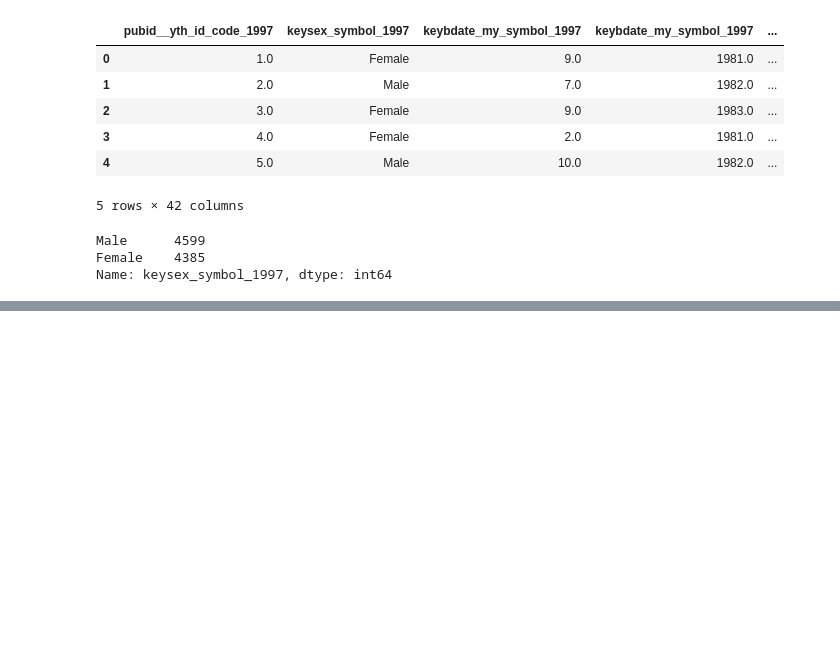
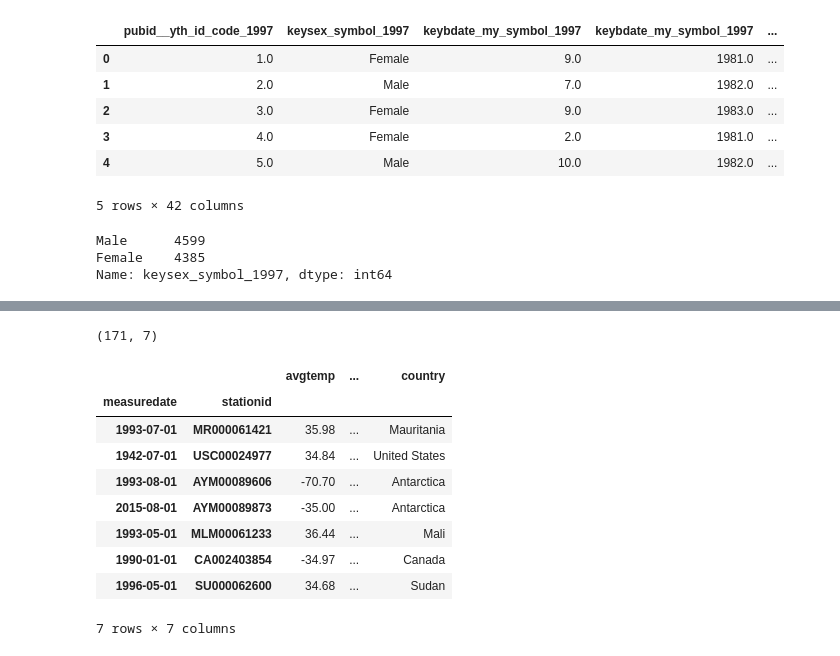
Before and after one commit to Mikma03/Python-Data-Cleaning, a Jupyter notebook: Chapter01/CHapter1_practising.ipynb, the cells around one changed output, grey strips where cells are left out. Saved outputs shown, nothing was run; the diff lists cells and outputs as text; code cells hidden in the pictures; blank space fills up the shorter version.

Commit message:
new files in chapter first and rename chapter firs

```diff
--- a/Chapter01/CHapter1_practising.ipynb
+++ b/Chapter01/CHapter1_practising.ipynb
@@ -537,0 +748,4 @@ nls97sas.set_index('pubid__yth_id_code_1997', inplace=True)
+# %%
+landtemps.rename(columns={'month_year':'measuredate'}, inplace=True)
+# %%
+landtemps.dropna(subset=['avgtemp'], inplace=True)
@@ -537,0 +765,21 @@ nls97sas.set_index('pubid__yth_id_code_1997', inplace=True)
+# %%
+landtemps.set_index(['measuredate','stationid'], inplace=True)
+# %%
+extremevals = landtemps[(landtemps.avgtemp < landtemps.avgtemp.quantile(.001)) | (landtemps.avgtemp > landtemps.avgtemp.quantile(.999))]
+# %%
+extremevals.shape
+# %% [output]
+(171, 7)
+# %%
+extremevals.sample(7)
+# %% [output]
+|  |  | avgtemp | ... | country |
+| measuredate | stationid |  |  |  |
+| 1993-07-01 | MR000061421 | 35.98 | ... | Mauritania |
+| 1942-07-01 | USC00024977 | 34.84 | ... | United States |
+| 1993-08-01 | AYM00089606 | -70.70 | ... | Antarctica |
+| 2015-08-01 | AYM00089873 | -35.00 | ... | Antarctica |
+| 1993-05-01 | MLM00061233 | 36.44 | ... | Mali |
+| 1990-01-01 | CA002403854 | -34.97 | ... | Canada |
+| 1996-05-01 | SU000062600 | 34.68 | ... | Sudan |
+7 rows × 7 columns
```
Also changed, not shown: parts of 24 cells of this notebook, 4 other files.
